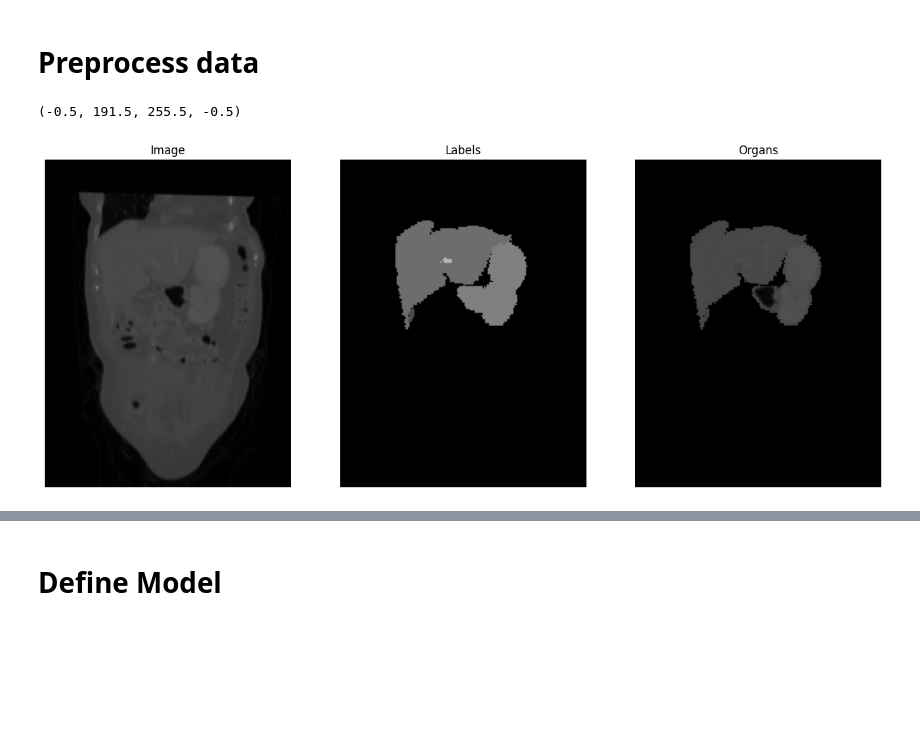
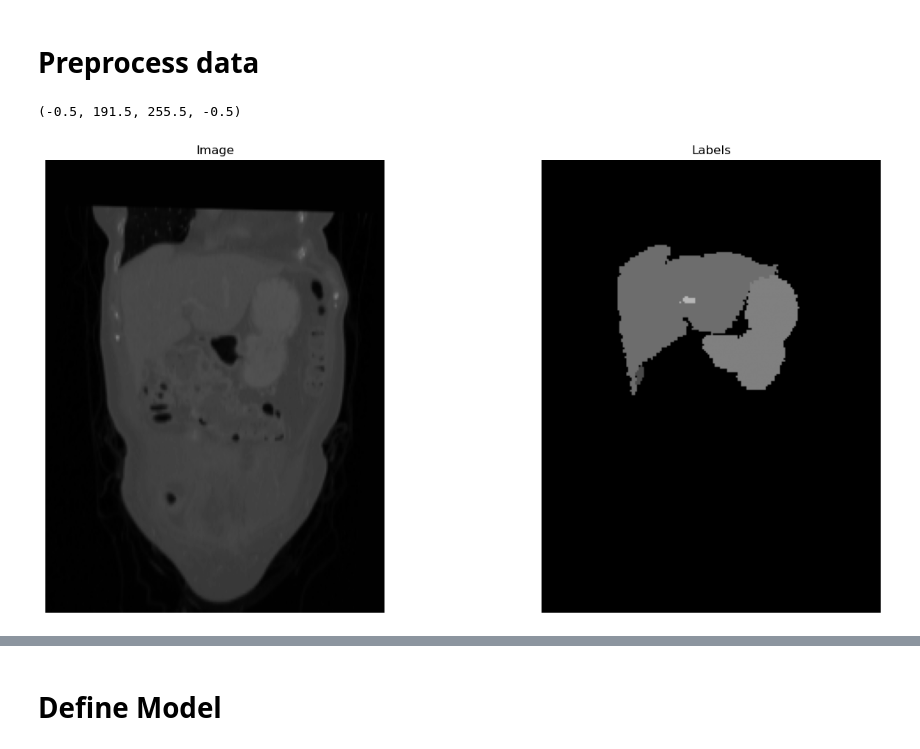
Before and after one commit to tdiepenb/MedicalImageRegistration, a Jupyter notebook: AbdomenCTCT/AbdomenCTCT_comparison.ipynb, the cells around one changed output, grey strips where cells are left out. Saved outputs shown, nothing was run; the diff lists cells and outputs as text; code cells hidden in the pictures; blank space fills up the shorter version.

```diff
--- a/AbdomenCTCT/AbdomenCTCT_comparison.ipynb
+++ b/AbdomenCTCT/AbdomenCTCT_comparison.ipynb
@@ -128,18 +104,15 @@ del labels_rotated
 # %%
 # preview data
 img = 0
 depth = 40
 
-fig, (ax0, ax1, ax2) = plt.subplots(ncols=3, figsize=(16, 8))
+fig, (ax0, ax1) = plt.subplots(ncols=2, figsize=(16, 8))
 ax0.imshow(images[img, depth], cmap='gray', vmin=0, vmax=1)
 ax0.set_title("Image")
 ax0.axis("off")
 ax1.imshow(labels[img, depth], cmap='gray', vmin=0, vmax=14)
 ax1.set_title("Labels")
 ax1.axis("off")
-ax2.imshow(organs[img, depth], cmap='gray', vmin=0, vmax=1)
-ax2.set_title("Organs")
-ax2.axis("off")
 # %% [output]
 (-0.5, 191.5, 255.5, -0.5)
-[figure, old version]
+[figure, new version]
```
Also changed, not shown: parts of 31 cells of this notebook, 3 other files.
